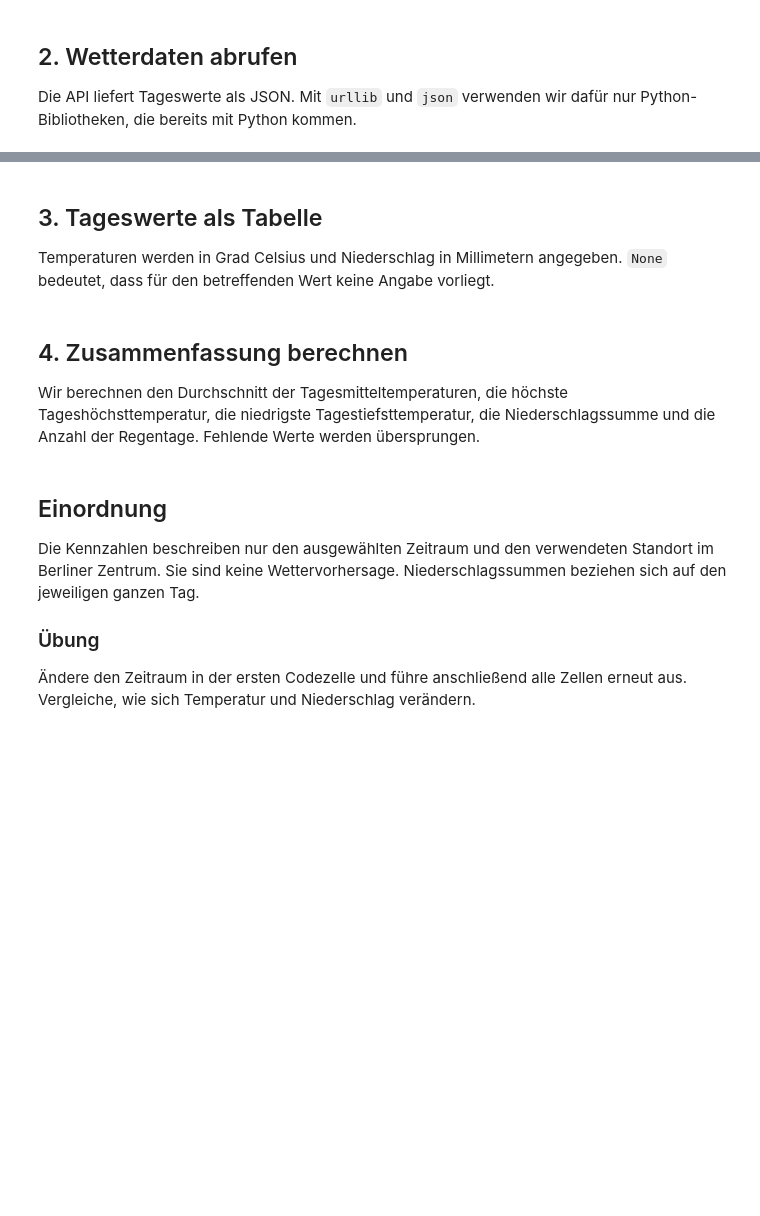
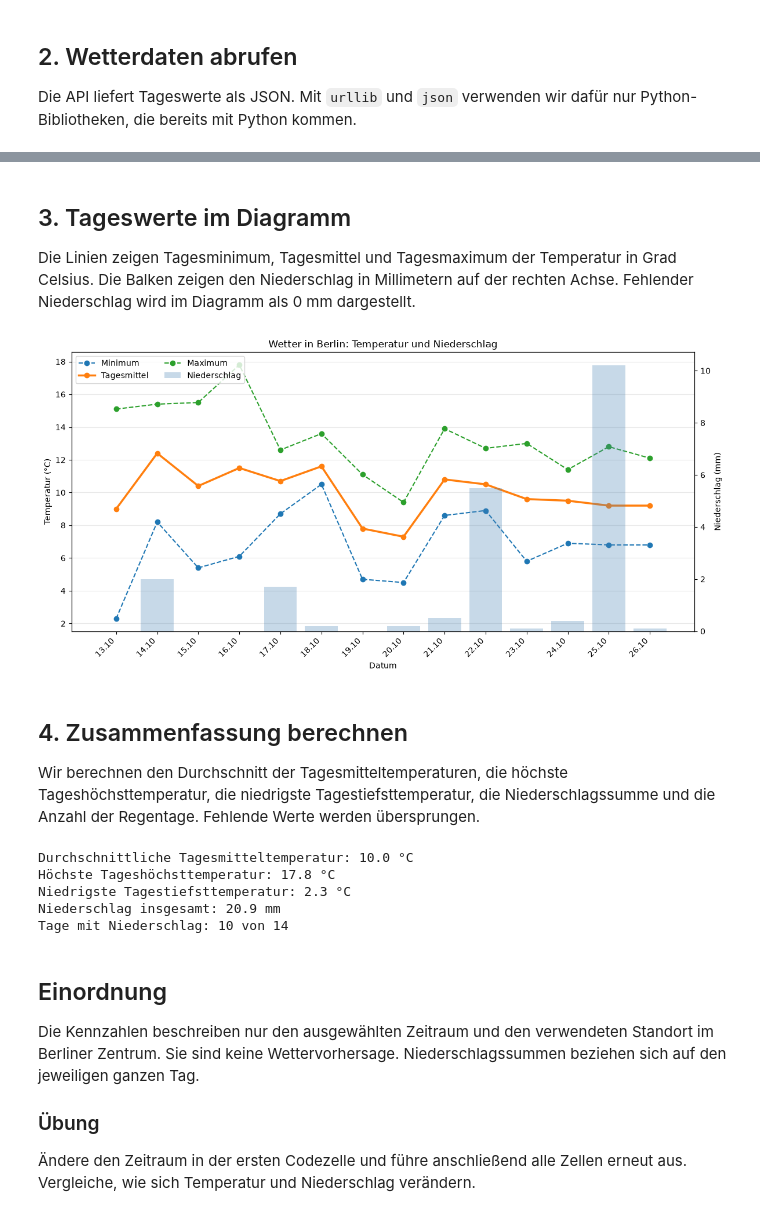
Before and after one commit to cd-LM/20261102-VL3-, a Jupyter notebook: Wetteranalyse_Berlin.ipynb, the cells around one changed output, grey strips where cells are left out. Saved outputs shown, nothing was run; the diff lists cells and outputs as text; code cells hidden in the pictures; blank space fills up the shorter version.

Commit message:
Beispiel 2 Wettertabelle in Diagramm

```diff
--- a/Wetteranalyse_Berlin.ipynb
+++ b/Wetteranalyse_Berlin.ipynb
@@ -44,25 +48,60 @@ print(f"{len(tageswerte['time'])} Tageswerte geladen.")
 # %% [markdown]
-## 3. Tageswerte als Tabelle
+## 3. Tageswerte im Diagramm
 
-Temperaturen werden in Grad Celsius und Niederschlag in Millimetern angegeben. `None` bedeutet, dass für den betreffenden Wert keine Angabe vorliegt.
+Die Linien zeigen Tagesminimum, Tagesmittel und Tagesmaximum der Temperatur in Grad Celsius. Die Balken zeigen den Niederschlag in Millimetern auf der rechten Achse. Fehlender Niederschlag wird im Diagramm als 0 mm dargestellt.
 # %%
-spalten = [
-    ("temperature_2m_min", "Min °C"),
-    ("temperature_2m_mean", "Mittel °C"),
-    ("temperature_2m_max", "Max °C"),
-    ("precipitation_sum", "Regen mm"),
-]
-kopf = f"{'Datum':<12}" + "".join(f"{name:>12}" for _, name in spalten)
-print(kopf)
-print("-" * len(kopf))
+import matplotlib.pyplot as plt
 
-for index, datum in enumerate(tageswerte["time"]):
-    zeile = f"{datum:<12}"
-    for schluessel, _ in spalten:
-        wert = tageswerte[schluessel][index]
-        anzeige = f"{wert:.1f}" if wert is not None else "k.A."
-        zeile += f"{anzeige:>12}"
-    print(zeile)
+tage = [f"{datum[8:10]}.{datum[5:7]}" for datum in tageswerte["time"]]
+niederschlag = [wert if wert is not None else 0 for wert in tageswerte["precipitation_sum"]]
+
+fig, temperatur_ax = plt.subplots(figsize=(12, 6))
+niederschlag_ax = temperatur_ax.twinx()
+
+niederschlag_ax.bar(
+    tage,
+    niederschlag,
+    color="steelblue",
+    alpha=0.3,
+    label="Niederschlag",
+)
+linie_min, = temperatur_ax.plot(
+    tage,
+    tageswerte["temperature_2m_min"],
+    marker="o",
+    linestyle="--",
+    label="Minimum",
+)
+linie_mittel, = temperatur_ax.plot(
+    tage,
+    tageswerte["temperature_2m_mean"],
+    marker="o",
+    linewidth=2.5,
+    label="Tagesmittel",
+)
+linie_max, = temperatur_ax.plot(
+    tage,
+    tageswerte["temperature_2m_max"],
+    marker="o",
+    linestyle="--",
+    label="Maximum",
+)
+
+temperatur_ax.set_title("Wetter in Berlin: Temperatur und Niederschlag")
+temperatur_ax.set_xlabel("Datum")
+temperatur_ax.set_ylabel("Temperatur (°C)")
+niederschlag_ax.set_ylabel("Niederschlag (mm)")
+temperatur_ax.grid(axis="y", alpha=0.3)
+
+handles = [linie_min, linie_mittel, linie_max, niederschlag_ax.containers[0]]
+labels = [handle.get_label() for handle in handles]
+temperatur_ax.legend(handles, labels, loc="upper left", ncols=2)
+
+fig.autofmt_xdate(rotation=45)
+fig.tight_layout()
+plt.show()
+# %% [output]
+[figure, added]
 # %% [markdown]
 ## 4. Zusammenfassung berechnen
 
@@ -83,6 +122,12 @@ if niederschlaege:
     regentage = sum(1 for wert in niederschlaege if wert > 0)
     print(f"Niederschlag insgesamt: {sum(niederschlaege):.1f} mm")
     print(f"Tage mit Niederschlag: {regentage} von {len(niederschlaege)}")
+# %% [output]
+Durchschnittliche Tagesmitteltemperatur: 10.0 °C
+Höchste Tageshöchsttemperatur: 17.8 °C
+Niedrigste Tagestiefsttemperatur: 2.3 °C
+Niederschlag insgesamt: 20.9 mm
+Tage mit Niederschlag: 10 von 14
 # %% [markdown]
 ## Einordnung
 
```
Also changed, not shown: parts of 2 cells of this notebook.
